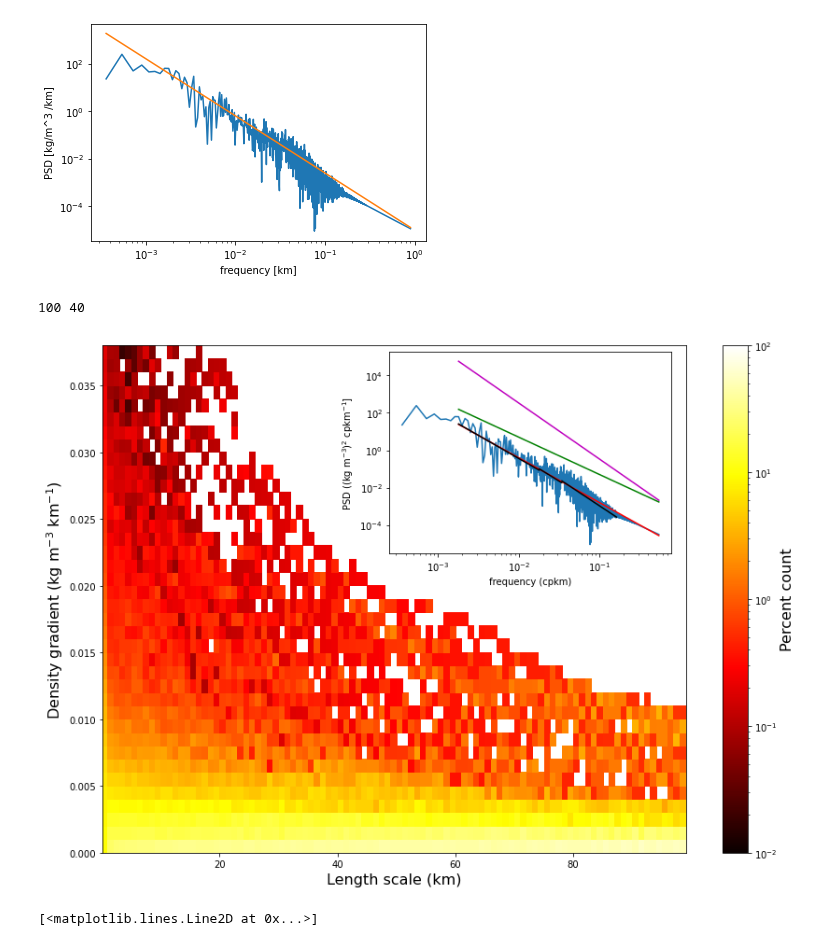
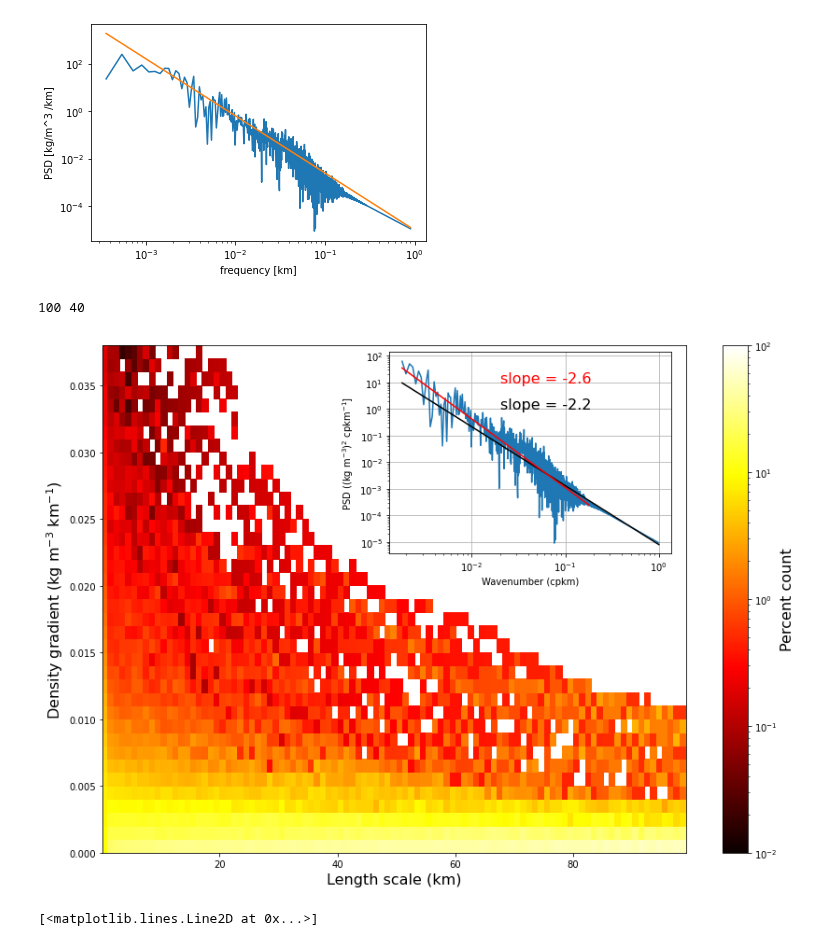
Before and after one commit to cgentemann/Saildrone, a Jupyter notebook: atomic/Calculate_density_plot.ipynb, the cells around one changed output. Cells and saved outputs as stored; diff of their text form; code cells hidden in the pictures.

Commit message:
added slope intercept

```diff
--- a/atomic/Calculate_density_plot.ipynb
+++ b/atomic/Calculate_density_plot.ipynb
@@ -167,32 +168,53 @@ for ilen2,len2 in enumerate(length_scale):
 # %%
 from matplotlib import ticker, cm
 import matplotlib.colors as colors
 print(len(length_scale),len(xx_in))
 fig = plt.figure(figsize=(14,10))
 tem=ddn
 tem = tem.where(tem>.003)
 Z=tem.T
-#plt.contourf(length_scale,xx_in2,tem.T*100,vmin=.01,vmax=10,cmap='hot', locator=ticker.LogLocator())
 ax = plt.pcolormesh(length_scale,xx_in2,Z, norm=colors.LogNorm(vmin=Z.min(), vmax=Z.max()),vmin=.01,vmax=100,cmap='hot')
 plt.xlabel('Length scale (km)',fontsize=16)
 plt.ylabel('Density gradient (kg m$^{-3}$ km$^{-1}$)',fontsize=16)
 cb = plt.colorbar()
 cb.set_label(label='Percent count',fontsize=16)
 plt.axes([.43, .57, .3, .3])
+
+#cal PSD
 f, Pxx_den = signal.periodogram(ds4_detrend_smooth,1/.080)  #fs = sampled at .08km or 80m
-plt.loglog(f[2:3000], Pxx_den[2:3000])
-plt.loglog(f[10:3000], f[10:3000]**(-2.4)/160000,'r')
-plt.loglog(f[10:3000], f[10:3000]**(-2)/2000,'g')
-plt.loglog(f[10:3000], f[10:3000]**(-3)/3000,'m')
-plt.loglog(f[10:100], f[10:100]**(-2.48)/np.exp(12.44),'k') #test from fit
-plt.loglog(f[100:190], f[100:190]**(-2.67)/np.exp(13.03),'k') #test from fit
-plt.loglog(f[190:900], f[190:900]**(-2.86)/np.exp(13.44),'k') #test from fit
-plt.xlabel('frequency (cpkm)')
+istart,iend=10,5550
+plt.loglog(f[istart:iend], Pxx_den[istart:iend])
+
+#linear regression to PSD
+istart,iend=10,5550
+XX = np.log(f[istart:iend])
+YY = np.log(Pxx_den[istart:iend])
+reg = LinearRegression().fit(XX.reshape(-1, 1), YY)
+a = float(reg.coef_)
+b = -1*float(reg.intercept_)
+plt.loglog(f[istart:iend], f[istart:iend]**(a)/np.exp(b),'k') #test from fit
+slp_str = 'slope = '+"{:.1f}".format(a)
+plt.text(.02,1,slp_str,fontsize=16)
+
+#linear regression to PSD
+istart,iend=10,1000
+XX = np.log(f[istart:iend])
+YY = np.log(Pxx_den[istart:iend])
+reg = LinearRegression().fit(XX.reshape(-1, 1), YY)
+a = float(reg.coef_)
+b = -1*float(reg.intercept_)
+plt.loglog(f[istart:iend], f[istart:iend]**(a)/np.exp(b),'r') #test from fit
+slp_str = 'slope = '+"{:.1f}".format(a)
+plt.text(.02,10,slp_str,fontsize=16,color='r')
+
+
+plt.xlabel('Wavenumber (cpkm)')
 plt.ylabel('PSD ((kg m$^{-3}$)$^2$ cpkm$^{-1}$]')
+plt.grid()
 plt.savefig(figs_dir+'PSD_den_grad.png')
 # %% [output]
 100 40
-[figure, old version]
+[figure, new version]
 # %%
 g1=abs(np.gradient(ds2.density_mean))/0.08
 g2=abs(np.gradient(ds4.density_mean))/20
```
Also changed, not shown: parts of 4 cells of this notebook.
